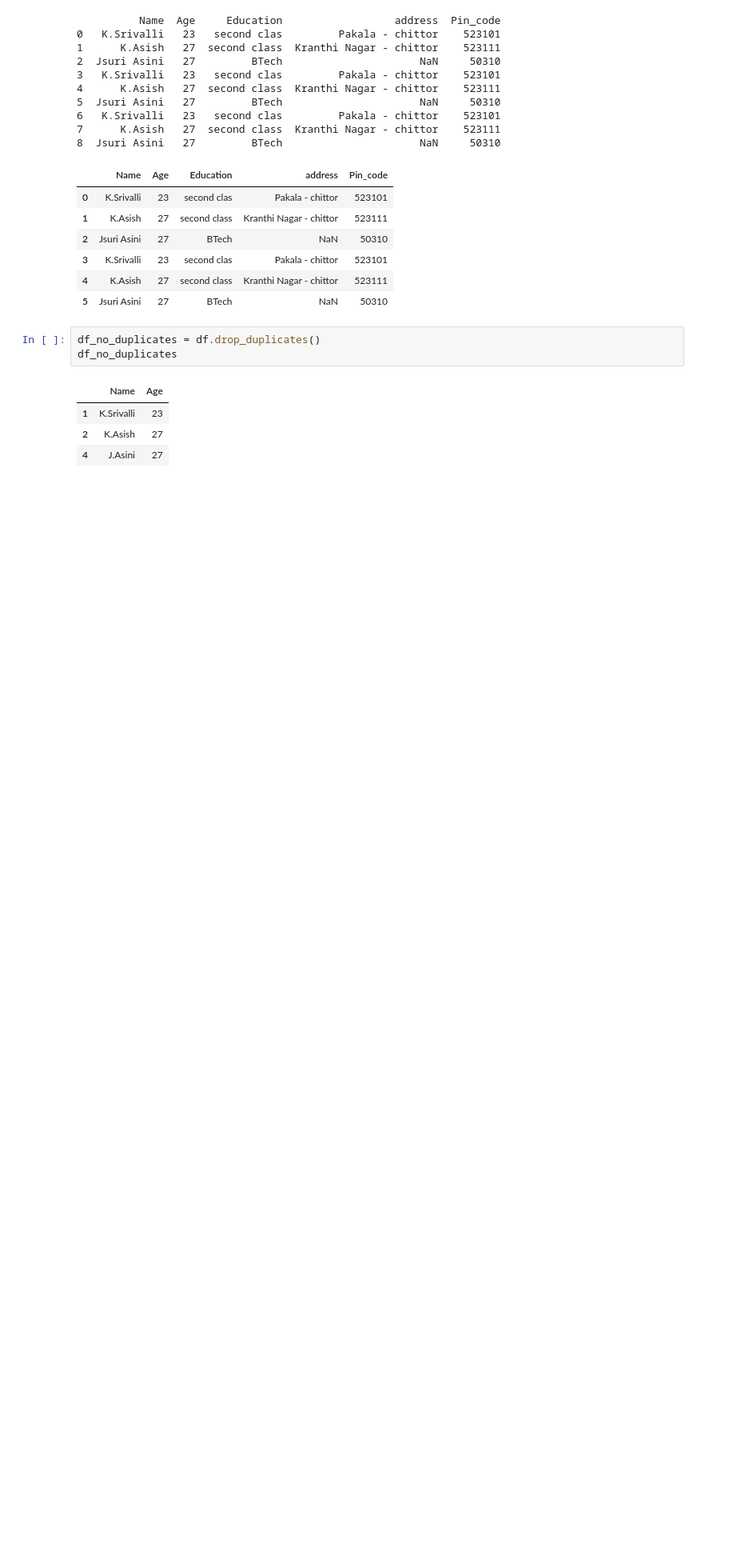
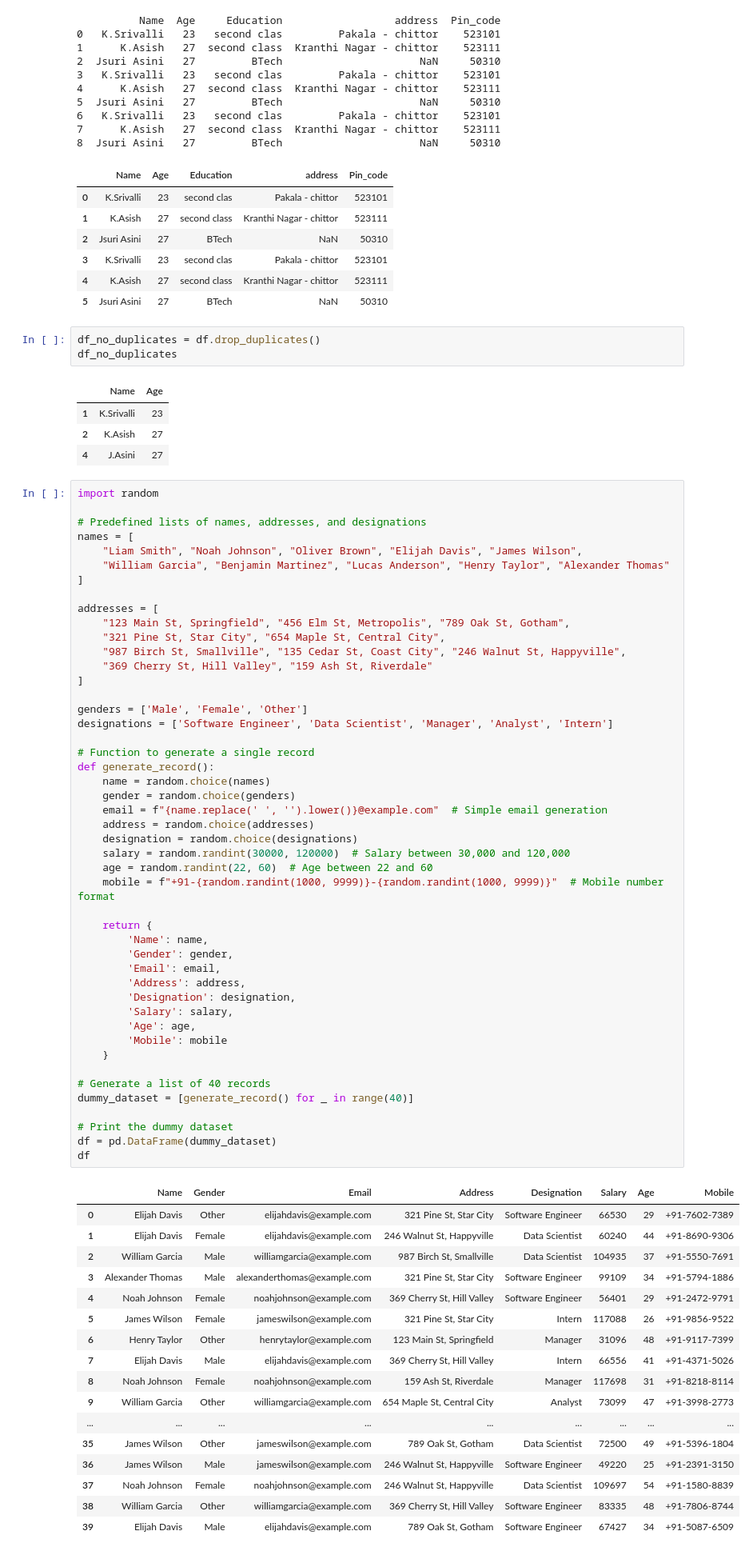
Before and after one commit to KODURISRIHARI/Pandas_Tutorial_, a Jupyter notebook: Pandas_Interview_Questions_.ipynb, the cells around one changed output. Shown at 80% size. Saved outputs shown, nothing was run; the diff lists cells and outputs as text; blank space fills up the shorter version.

```diff
--- a/Pandas_Interview_Questions_.ipynb
+++ b/Pandas_Interview_Questions_.ipynb
@@ -520,3 +520,68 @@ df_no_duplicates
 | 1 | K.Srivalli | 23 |
 | 2 | K.Asish | 27 |
 | 4 | J.Asini | 27 |
+# %%
+import random
+
+# Predefined lists of names, addresses, and designations
+names = [
+    "Liam Smith", "Noah Johnson", "Oliver Brown", "Elijah Davis", "James Wilson",
+    "William Garcia", "Benjamin Martinez", "Lucas Anderson", "Henry Taylor", "Alexander Thomas"
+]
+
+addresses = [
+    "123 Main St, Springfield", "456 Elm St, Metropolis", "789 Oak St, Gotham",
+    "321 Pine St, Star City", "654 Maple St, Central City",
+    "987 Birch St, Smallville", "135 Cedar St, Coast City", "246 Walnut St, Happyville",
+    "369 Cherry St, Hill Valley", "159 Ash St, Riverdale"
+]
+
+genders = ['Male', 'Female', 'Other']
+designations = ['Software Engineer', 'Data Scientist', 'Manager', 'Analyst', 'Intern']
+
+# Function to generate a single record
+def generate_record():
+    name = random.choice(names)
+    gender = random.choice(genders)
+    email = f"{name.replace(' ', '').lower()}@example.com"  # Simple email generation
+    address = random.choice(addresses)
+    designation = random.choice(designations)
+    salary = random.randint(30000, 120000)  # Salary between 30,000 and 120,000
+    age = random.randint(22, 60)  # Age between 22 and 60
+    mobile = f"+91-{random.randint(1000, 9999)}-{random.randint(1000, 9999)}"  # Mobile number format
+
+    return {
+        'Name': name,
+        'Gender': gender,
+        'Email': email,
+        'Address': address,
+        'Designation': designation,
+        'Salary': salary,
+        'Age': age,
+        'Mobile': mobile
+    }
+
+# Generate a list of 40 records
+dummy_dataset = [generate_record() for _ in range(40)]
+
+# Print the dummy dataset
+df = pd.DataFrame(dummy_dataset)
+df
+# %% [output]
+|  | Name | Gender | Email | Address | Designation | Salary | Age | Mobile |
+| 0 | Elijah Davis | Other | elijahdavis@example.com | 321 Pine St, Star City | Software Engineer | 66530 | 29 | +91-7602-7389 |
+| 1 | Elijah Davis | Female | elijahdavis@example.com | 246 Walnut St, Happyville | Data Scientist | 60240 | 44 | +91-8690-9306 |
+| 2 | William Garcia | Male | williamgarcia@example.com | 987 Birch St, Smallville | Data Scientist | 104935 | 37 | +91-5550-7691 |
+| 3 | Alexander Thomas | Male | alexanderthomas@example.com | 321 Pine St, Star City | Software Engineer | 99109 | 34 | +91-5794-1886 |
+| 4 | Noah Johnson | Female | noahjohnson@example.com | 369 Cherry St, Hill Valley | Software Engineer | 56401 | 29 | +91-2472-9791 |
+| 5 | James Wilson | Female | jameswilson@example.com | 321 Pine St, Star City | Intern | 117088 | 26 | +91-9856-9522 |
+| 6 | Henry Taylor | Other | henrytaylor@example.com | 123 Main St, Springfield | Manager | 31096 | 48 | +91-9117-7399 |
+| 7 | Elijah Davis | Male | elijahdavis@example.com | 369 Cherry St, Hill Valley | Intern | 66556 | 41 | +91-4371-5026 |
+| 8 | Noah Johnson | Female | noahjohnson@example.com | 159 Ash St, Riverdale | Manager | 117698 | 31 | +91-8218-8114 |
+| 9 | William Garcia | Other | williamgarcia@example.com | 654 Maple St, Central City | Analyst | 73099 | 47 | +91-3998-2773 |
+| ... | ... | ... | ... | ... | ... | ... | ... | ... |
+| 35 | James Wilson | Other | jameswilson@example.com | 789 Oak St, Gotham | Data Scientist | 72500 | 49 | +91-5396-1804 |
+| 36 | James Wilson | Male | jameswilson@example.com | 246 Walnut St, Happyville | Software Engineer | 49220 | 25 | +91-2391-3150 |
+| 37 | Noah Johnson | Female | noahjohnson@example.com | 246 Walnut St, Happyville | Data Scientist | 109697 | 54 | +91-1580-8839 |
+| 38 | William Garcia | Other | williamgarcia@example.com | 369 Cherry St, Hill Valley | Software Engineer | 83335 | 48 | +91-7806-8744 |
+| 39 | Elijah Davis | Male | elijahdavis@example.com | 789 Oak St, Gotham | Software Engineer | 67427 | 34 | +91-5087-6509 |
```
Also changed, not shown: parts of 2 cells of this notebook.
